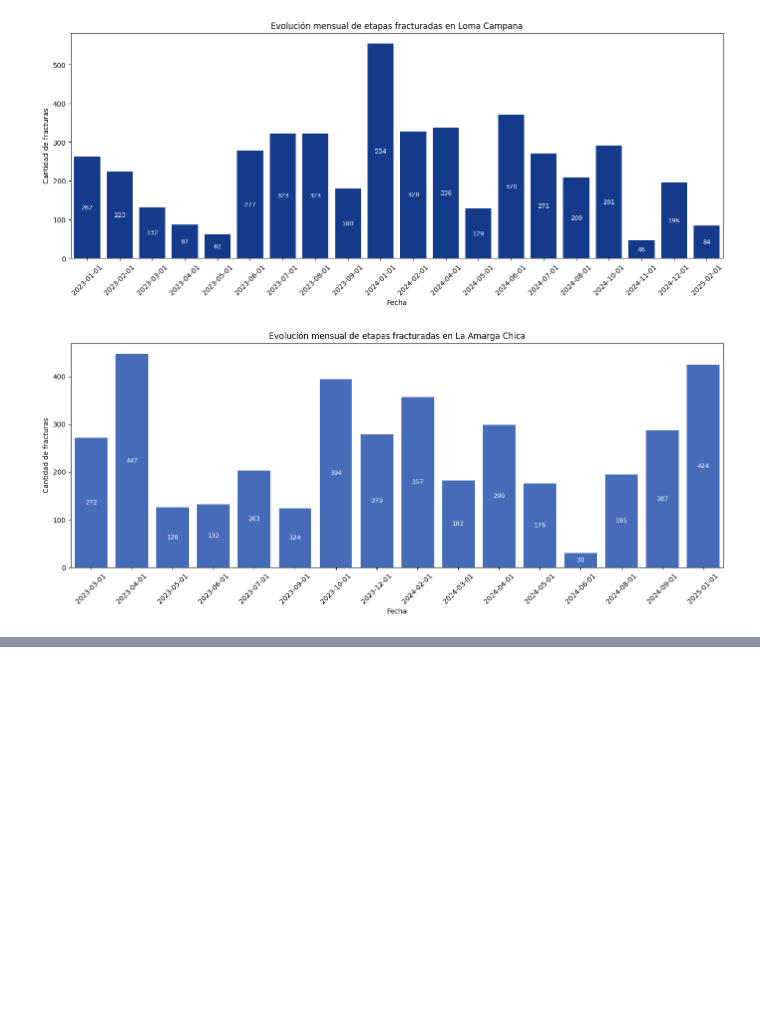
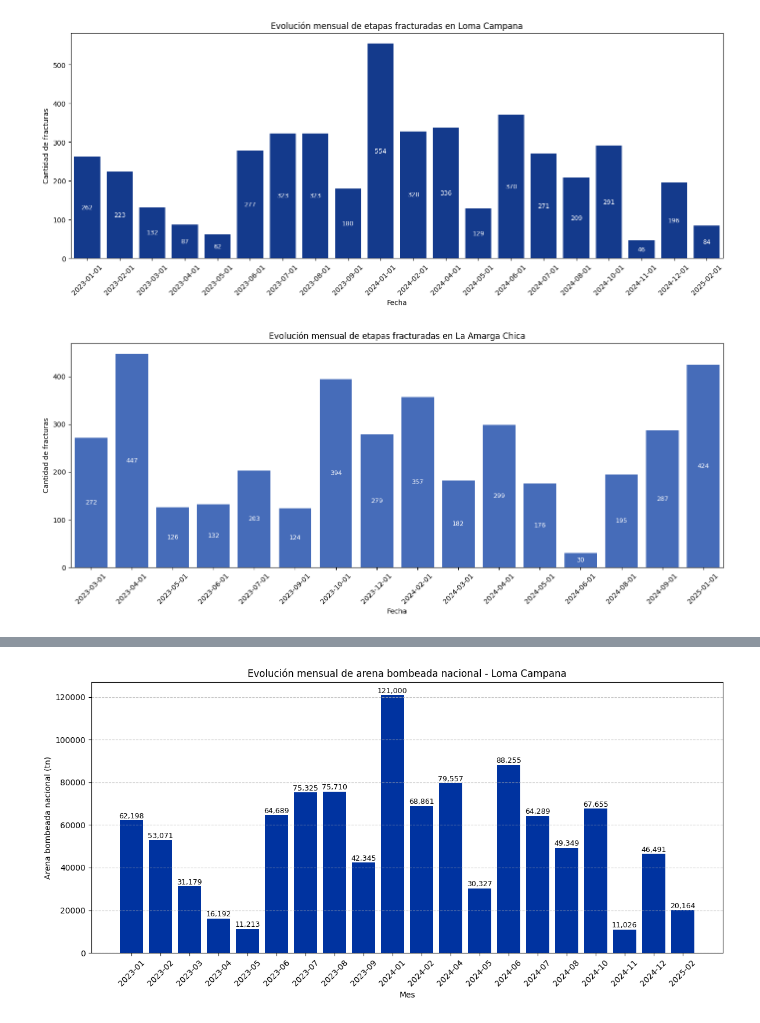
Before and after one commit to antonellafontanetto/Etapas-Fracturadas---YPF, a Jupyter notebook: Etapas_Fracturadas_de_YPF.ipynb, the cells around one changed output, grey strips where cells are left out. Drawn from its saved outputs; the diff is of its cells as text; code cells hidden in the pictures; blank space fills up the shorter version.

```diff
--- a/Etapas_Fracturadas_de_YPF.ipynb
+++ b/Etapas_Fracturadas_de_YPF.ipynb
@@ -340,0 +393,32 @@ plt.show()
+# %%
+df_grouped = df_loma.groupby(['Año', 'Mes'])[
+    'Arena bombeada nacional (tn)'
+].sum().reset_index()
+# %%
+df_grouped['Fecha'] = pd.to_datetime(df_grouped['Año'].astype(str) + '-' + df_grouped['Mes'].astype(str) + '-01')
+# %%
+df_grouped = df_grouped.sort_values('Fecha')
+# %%
+df_grouped['AñoMes'] = df_grouped['Fecha'].dt.strftime('%Y-%m')
+# %%
+plt.figure(figsize=(12,6))
+bars = plt.bar(df_grouped['AñoMes'],
+               df_grouped['Arena bombeada nacional (tn)'],
+               color='#0033A0')
+
+# Etiquetas en cada barra (enteros)
+for bar in bars:
+    height = bar.get_height()
+    plt.text(bar.get_x() + bar.get_width()/2, height + 100,  # 100 es un pequeño espacio arriba
+             f'{int(height):,}',  # separador de miles
+             ha='center', va='bottom', fontsize=9)
+
+plt.title('Evolución mensual de arena bombeada nacional - Loma Campana')
+plt.xlabel('Mes')
+plt.ylabel('Arena bombeada nacional (tn)')
+plt.grid(axis='y', linestyle='--', alpha=0.7)
+plt.xticks(rotation=45)
+plt.tight_layout()
+plt.show()
+# %% [output]
+[figure, added]
```
Also changed, not shown: parts of 19 cells of this notebook.
